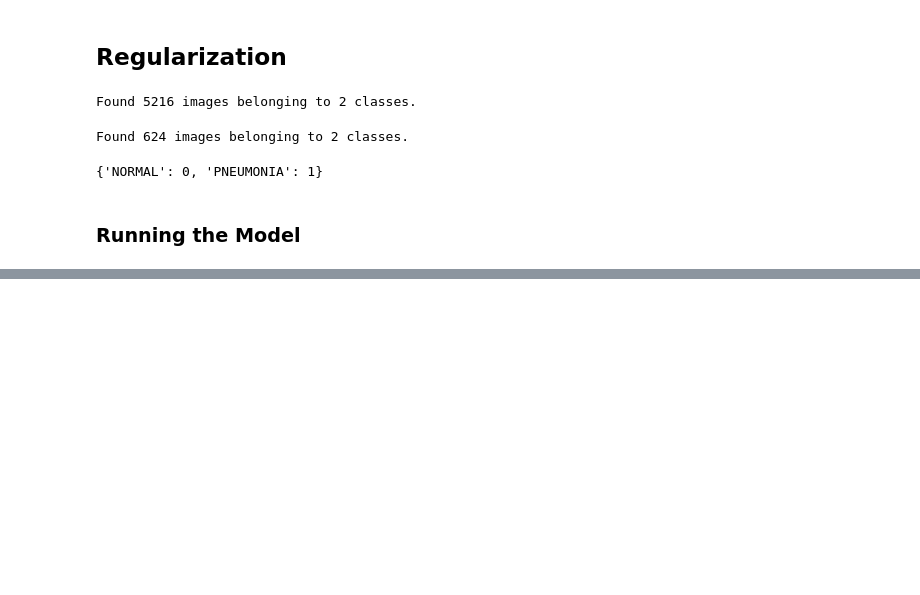
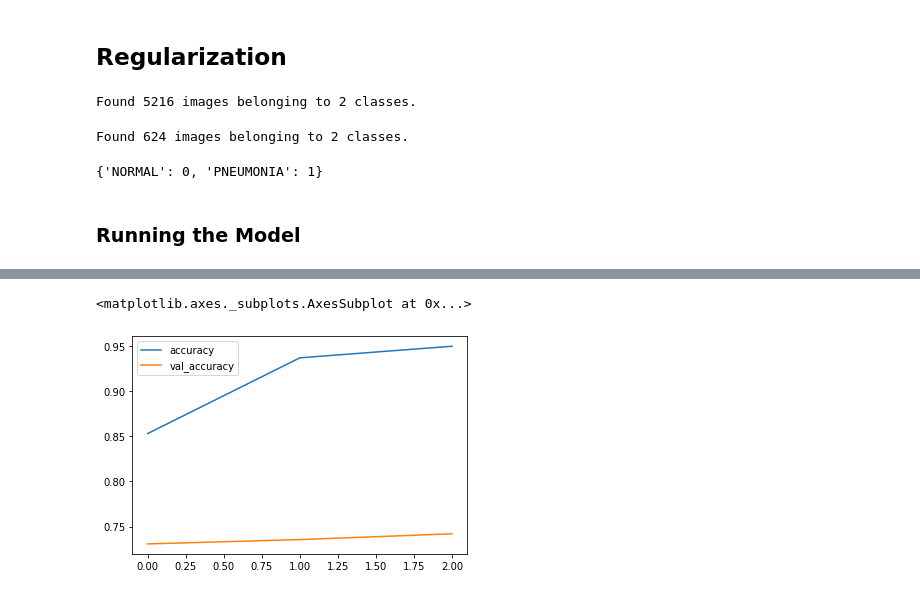
Before and after one commit to OsosKP/tf-image-classifier, a Jupyter notebook: model.ipynb, the cells around one changed output, grey strips where cells are left out. Saved outputs shown, nothing was run; the diff lists cells and outputs as text; code cells hidden in the pictures; blank space fills up the shorter version.

Commit message:
First working run of model
Based on accuracy

```diff
--- a/model.ipynb
+++ b/model.ipynb
@@ -103,12 +103,21 @@ model.add(MaxPool2D(pool_size=(2,2)))
 model.add(Conv2D(filters=64, kernel_size=(3,3), activation='relu'))
 model.add(MaxPool2D(pool_size=(2,2)))
 
-# model.add(Conv2D(filters=64, kernel_size=(3,3), activation='relu'))
+model.add(Conv2D(filters=64, kernel_size=(3,3), activation='relu'))
+model.add(MaxPool2D(pool_size=(2,2)))
+
+# model.add(Conv2D(filters=128, kernel_size=(3,3), activation='relu'))
+# model.add(MaxPool2D(pool_size=(2,2)))
+
+# model.add(Conv2D(filters=256, kernel_size=(3,3), activation='relu'))
+# model.add(MaxPool2D(pool_size=(2,2)))
+
+# model.add(Conv2D(filters=512, kernel_size=(3,3), activation='relu'))
 # model.add(MaxPool2D(pool_size=(2,2)))
 
 model.add(Flatten())
 
-model.add(Dense(128, activation='relu'))
+model.add(Dense(256, activation='relu'))
 model.add(Dropout(0.5))
 
 model.add(Dense(1, activation='sigmoid'))
@@ -125,7 +150,7 @@ model.summary()
 from tensorflow.keras.callbacks import EarlyStopping
 # %%
 early_stop = EarlyStopping(monitor='val_loss', patience=2)
-batch_size = 16
+batch_size = 64
 # %%
 train_image_gen = image_gen.flow_from_directory(train_path,
                                                target_size = image_shape[:2],
@@ -148,11 +173,11 @@ test_image_gen.class_indices
 # %% [markdown]
 <h3>Running the Model</h3>
 # %%
-# # Running without early stop for now - not enough examples for 'val_loss'?
-# results = model.fit(train_image_gen, epochs=20,
-#                              validation_data=test_image_gen,
-# #                     callbacks=[early_stop]
-#                    )
+# Running without early stop for now - not enough examples for 'val_loss'?
+results = model.fit(train_image_gen, epochs=20,
+                             validation_data=test_image_gen,
+                    callbacks=[early_stop]
+                   )
 # %% [output]
 WARNING:tensorflow:sample_weight modes were coerced from
   ...
@@ -167,0 +197,7 @@ KeyboardInterrupt:
+# %%
+metrics = pd.DataFrame(model.history.history)
+# %%
+metrics[['accuracy', 'val_accuracy']].plot()
+# %% [output]
+<matplotlib.axes._subplots.AxesSubplot at 0x...>
+[figure, added]
```
Also changed, not shown: parts of 8 cells of this notebook.
